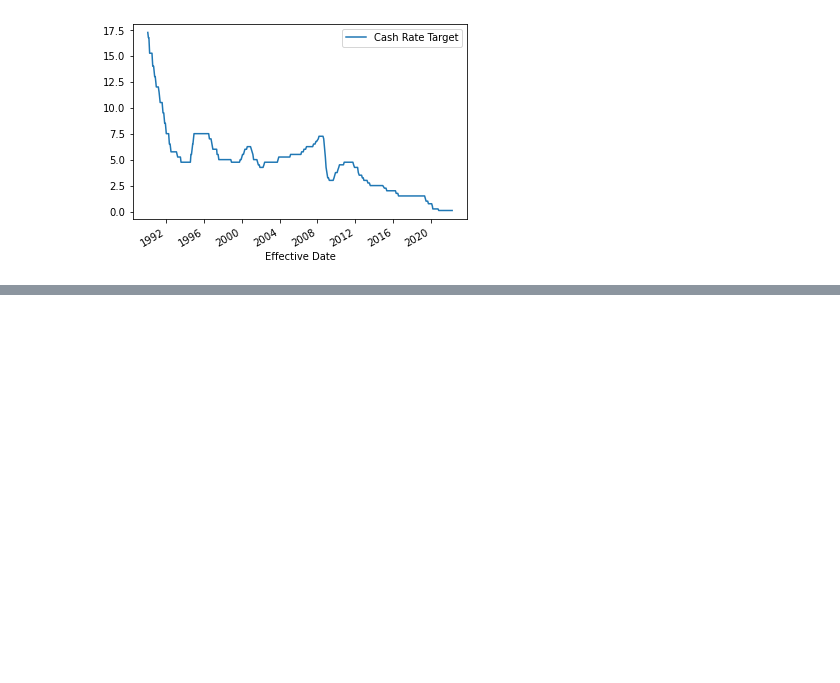
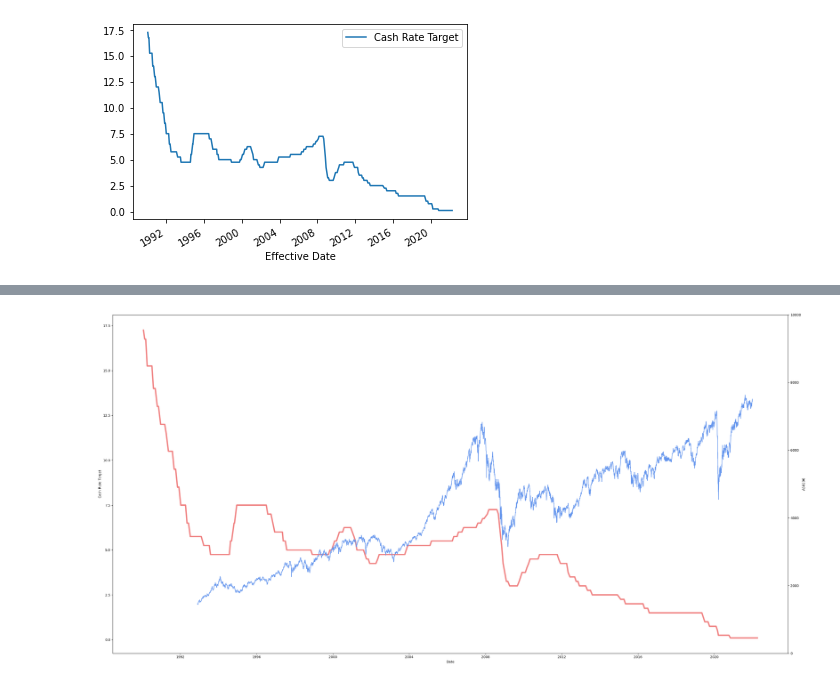
Before and after one commit to Richard-Turnbull/project-1, a Jupyter notebook: project-1.ipynb, the cells around one changed output, grey strips where cells are left out. Cells and saved outputs as stored; diff of their text form; code cells hidden in the pictures; blank space fills up the shorter version.

```diff
--- a/project-1.ipynb
+++ b/project-1.ipynb
@@ -52,0 +64,24 @@ bx = ir_df.plot(label='Cash')
+# %%
+
+plt.style.use('default')
+fig, ax1 = plt.subplots(figsize=(30,15))
+
+ax1.plot(ir_df, color = 'lightcoral', lw=4)
+ax1.set_xlabel('Date')
+ax1.set_ylabel('Cash Rate Target')
+ax1.tick_params(axis='y')
+
+ax2 = ax1.twinx()  # instantiate a second axes that shares the same x-axis
+
+ax2.plot(panel_data['Close'], color ='cornflowerblue')
+ax2.set_ylabel('ASX200')  # we already handled the x-label with ax1
+ax2.tick_params(axis='y')
+ax2.set_ylim([0, 10000])
+
+fig.tight_layout()  # otherwise the right y-label is slightly clipped
+
+plt.savefig("chart.png")
+
+plt.show()
+# %% [output]
+[figure, added]
```
Also changed, not shown: parts of 4 cells of this notebook, 20 other files.
